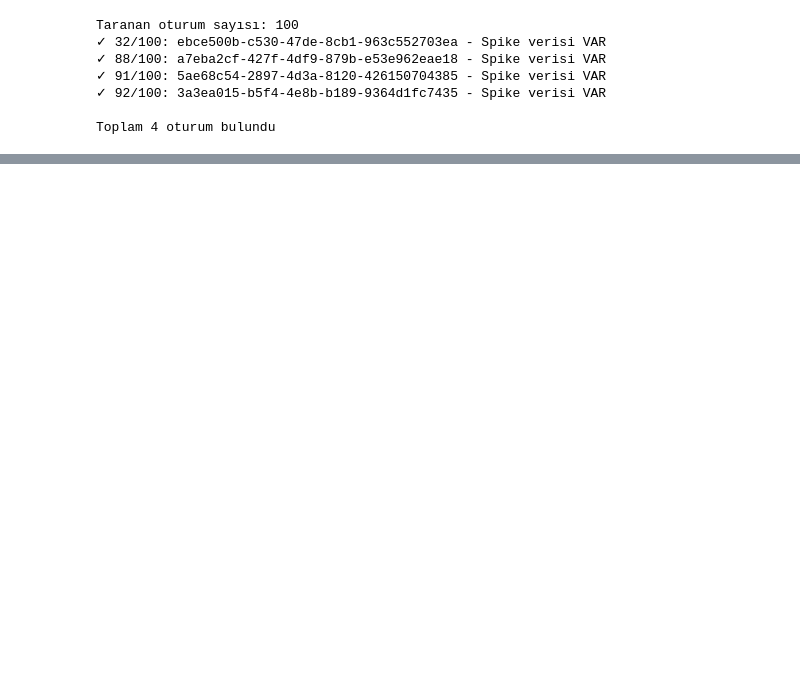
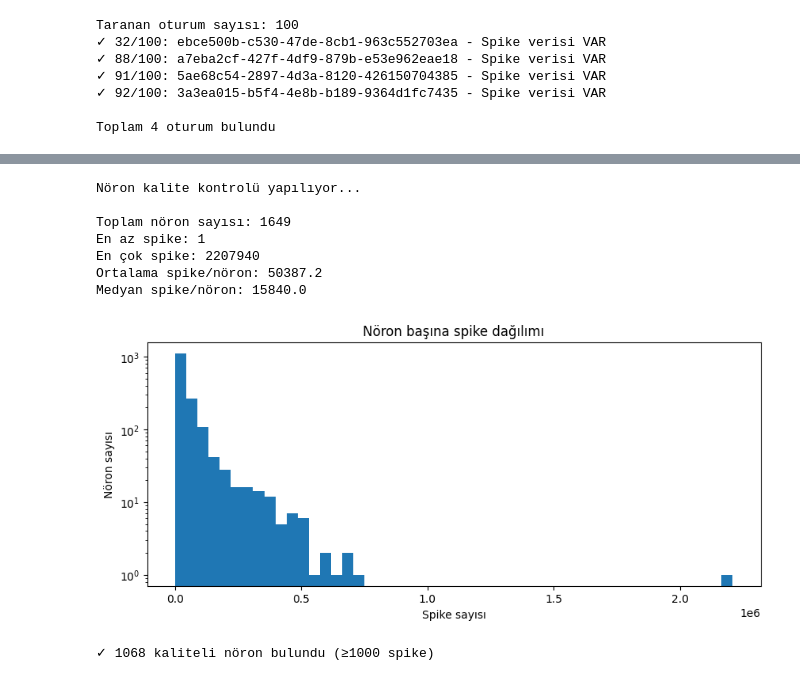
Before and after one commit to suheylberat/Blood-Flow-and-Graph-Theory-, a Jupyter notebook: projects/behavior_and_theory/IBL_behavior_data.ipynb, the cells around one changed output, grey strips where cells are left out. Saved outputs shown, nothing was run; the diff lists cells and outputs as text; code cells hidden in the pictures; blank space fills up the shorter version.

```diff
--- a/projects/behavior_and_theory/IBL_behavior_data.ipynb
+++ b/projects/behavior_and_theory/IBL_behavior_data.ipynb
@@ -314,19 +269,0 @@ Spike verisi bulunamadı!
-# %%
-# Doğrudan tag ile elektrofizyoloji verilerini arayın
-datasets = one.alyx.rest('datasets', 'list',
-                         tag='2022_Q2_IBL_et_al_BWM',
-                         dataset_type='spikes.times')
-
-print(f"Bulunan spike veri seti sayısı: {len(datasets)}")
-
-if len(datasets) > 0:
-    # İlk veri setinden oturum ID'sini al
-    eid = datasets[0]['session']
-    print(f"Oturum ID: {eid}")
-
-    # Bu oturumda hangi collection'lar var?
-    all_datasets = one.list_datasets(eid)
-    spike_files = [d for d in all_datasets if 'spikes.times' in d]
-    print(f"Spike dosyaları: {spike_files}")
-else:
-    print("Bu yöntemle de bulunamadı, başka bir tag deneyelim...")
@@ -436,0 +410,40 @@ Toplam spike sayısı: 83,088,509
+# %%
+# Tüm nöronların spike sayılarını kontrol edelim
+print("Nöron kalite kontrolü yapılıyor...\n")
+
+neuron_spike_counts = []
+for neuron_id in unique_neurons:
+    neuron_spikes = spikes_times[spikes_clusters == neuron_id]
+    neuron_spike_counts.append(len(neuron_spikes))
+
+neuron_spike_counts = np.array(neuron_spike_counts)
+
+print(f"Toplam nöron sayısı: {len(unique_neurons)}")
+print(f"En az spike: {neuron_spike_counts.min()}")
+print(f"En çok spike: {neuron_spike_counts.max()}")
+print(f"Ortalama spike/nöron: {neuron_spike_counts.mean():.1f}")
+print(f"Medyan spike/nöron: {np.median(neuron_spike_counts):.1f}")
+
+# Histogram göster
+import matplotlib.pyplot as plt
+plt.figure(figsize=(10, 4))
+plt.hist(neuron_spike_counts, bins=50)
+plt.xlabel('Spike sayısı')
+plt.ylabel('Nöron sayısı')
+plt.title('Nöron başına spike dağılımı')
+plt.yscale('log')
+plt.show()
+
+# İyi nöronları filtrele (örn: en az 1000 spike olanlar)
+good_neurons = unique_neurons[neuron_spike_counts >= 1000]
+print(f"\n✓ {len(good_neurons)} kaliteli nöron bulundu (≥1000 spike)")
+# %% [output]
+Nöron kalite kontrolü yapılıyor...
+
+Toplam nöron sayısı: 1649
+En az spike: 1
+En çok spike: 2207940
+Ortalama spike/nöron: 50387.2
+Medyan spike/nöron: 15840.0
+[figure, added]
+✓ 1068 kaliteli nöron bulundu (≥1000 spike)
```
Also changed, not shown: parts of 21 cells of this notebook.
